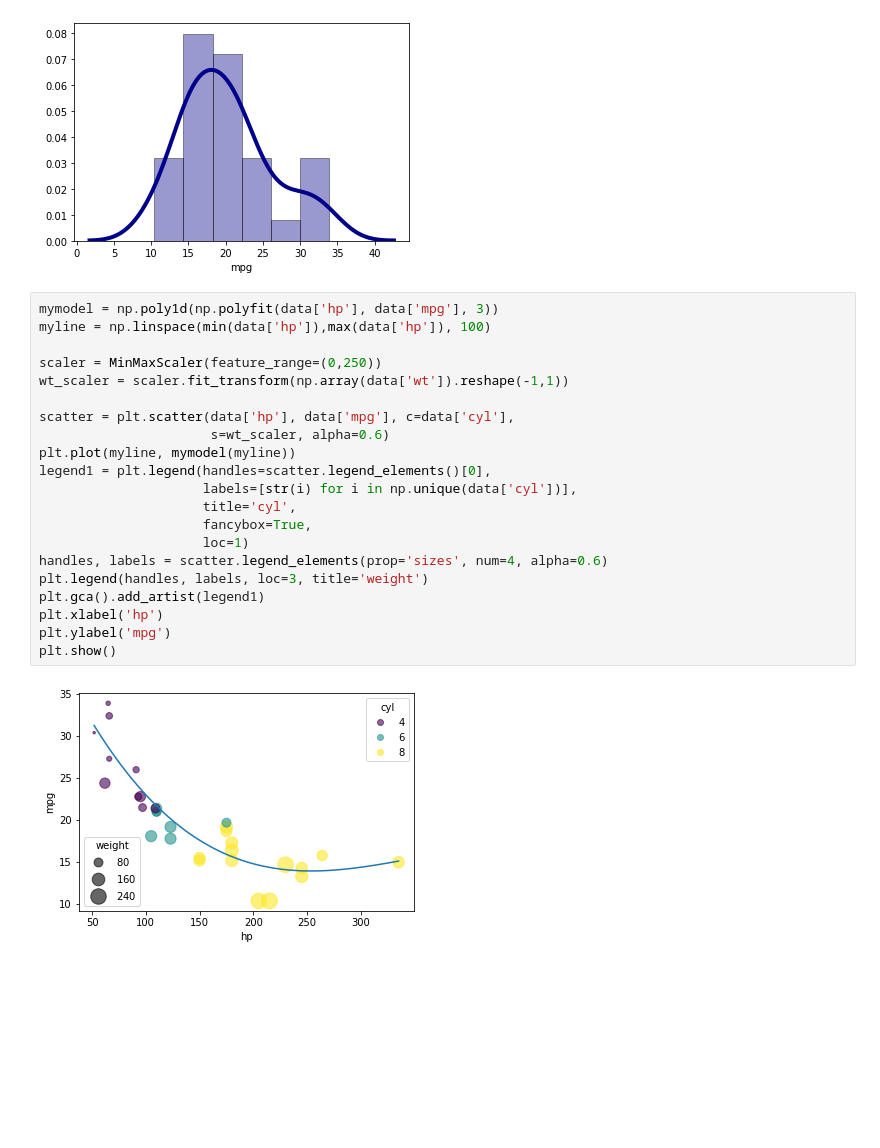
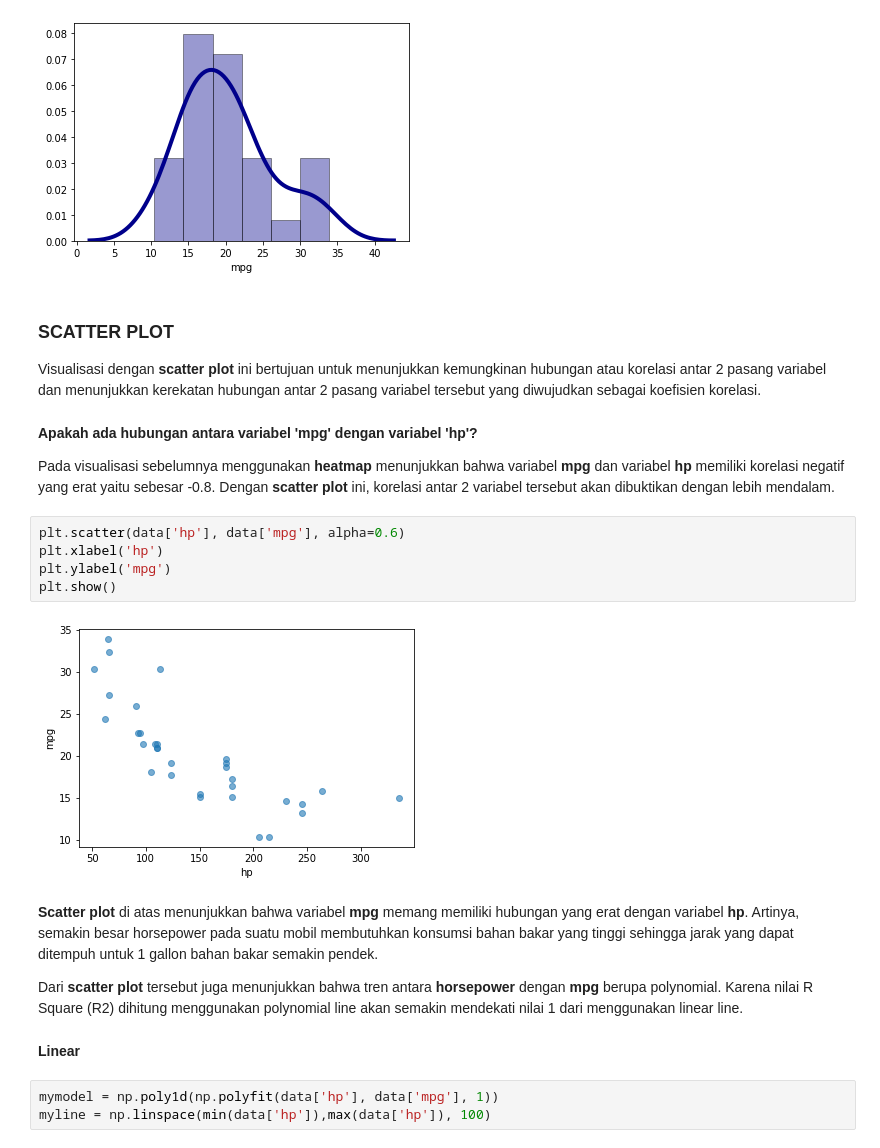
Before and after one commit to saifudnm/jagoan_hosting, a Jupyter notebook: mtcars.ipynb, the cells around one changed output. Saved outputs shown, nothing was run; the diff lists cells and outputs as text; blank space fills up the shorter version.

```diff
--- a/mtcars.ipynb
+++ b/mtcars.ipynb
@@ -234,26 +234,27 @@ sns.distplot(data['mpg'], hist=True, kde=True,
 # %% [output]
 <matplotlib.axes._subplots.AxesSubplot at 0x...>
 [figure]
-# %%
-mymodel = np.poly1d(np.polyfit(data['hp'], data['mpg'], 3))
-myline = np.linspace(min(data['hp']),max(data['hp']), 100)
-
-scaler = MinMaxScaler(feature_range=(0,250))
-wt_scaler = scaler.fit_transform(np.array(data['wt']).reshape(-1,1))
-
-scatter = plt.scatter(data['hp'], data['mpg'], c=data['cyl'],
-                      s=wt_scaler, alpha=0.6)
-plt.plot(myline, mymodel(myline))
-legend1 = plt.legend(handles=scatter.legend_elements()[0],
-                     labels=[str(i) for i in np.unique(data['cyl'])],
-                     title='cyl',
-                     fancybox=True,
-                     loc=1)
-handles, labels = scatter.legend_elements(prop='sizes', num=4, alpha=0.6)
-plt.legend(handles, labels, loc=3, title='weight')
-plt.gca().add_artist(legend1)
-plt.xlabel('hp')
-plt.ylabel('mpg')
-plt.show()
-# %% [output]
-[figure, removed]
+# %% [markdown]
+### **SCATTER PLOT**
+
+Visualisasi dengan **scatter plot** ini bertujuan untuk menunjukkan kemungkinan hubungan atau korelasi antar 2 pasang variabel dan menunjukkan kerekatan hubungan antar 2 pasang variabel tersebut yang diwujudkan sebagai koefisien korelasi.
+# %% [markdown]
+**Apakah ada hubungan antara variabel 'mpg' dengan variabel 'hp'?**
+
+Pada visualisasi sebelumnya menggunakan **heatmap** menunjukkan bahwa variabel **mpg** dan variabel **hp** memiliki korelasi negatif yang erat yaitu sebesar -0.8. Dengan **scatter plot** ini, korelasi antar 2 variabel tersebut akan dibuktikan dengan lebih mendalam.
+# %%
+plt.scatter(data['hp'], data['mpg'], alpha=0.6)
+plt.xlabel('hp')
+plt.ylabel('mpg')
+plt.show()
+# %% [output]
+[figure, added]
+# %% [markdown]
+**Scatter plot** di atas menunjukkan bahwa variabel **mpg** memang memiliki hubungan yang erat dengan variabel **hp**. Artinya, semakin besar horsepower pada suatu mobil membutuhkan konsumsi bahan bakar yang tinggi sehingga jarak yang dapat ditempuh untuk 1 gallon bahan bakar semakin pendek.
+
+Dari **scatter plot** tersebut juga menunjukkan bahwa tren antara **horsepower** dengan **mpg** berupa polynomial. Karena nilai R Square (R2) dihitung menggunakan polynomial line akan semakin mendekati nilai 1 dari menggunakan linear line.
+# %% [markdown]
+**Linear**
+# %%
+mymodel = np.poly1d(np.polyfit(data['hp'], data['mpg'], 1))
+myline = np.linspace(min(data['hp']),max(data['hp']), 100)
```
Also changed, not shown: parts of 11 cells of this notebook.
